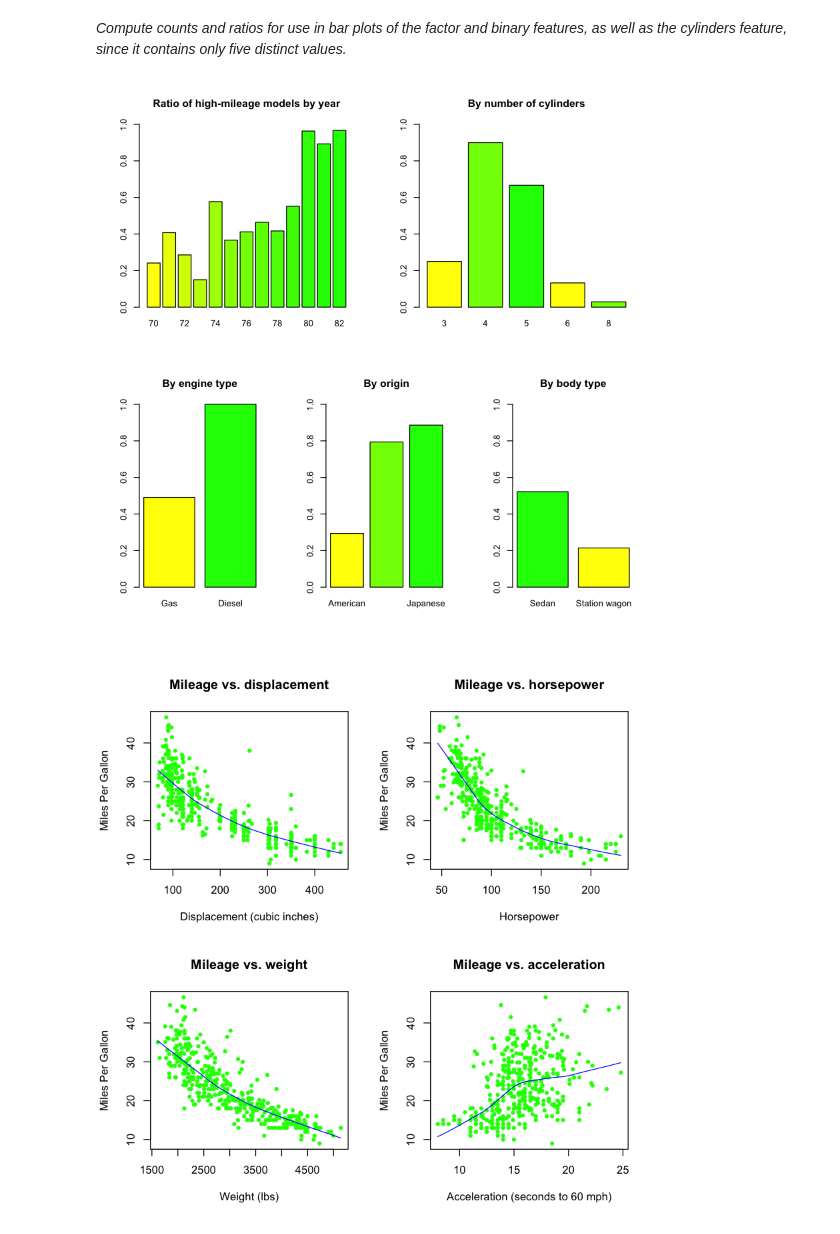
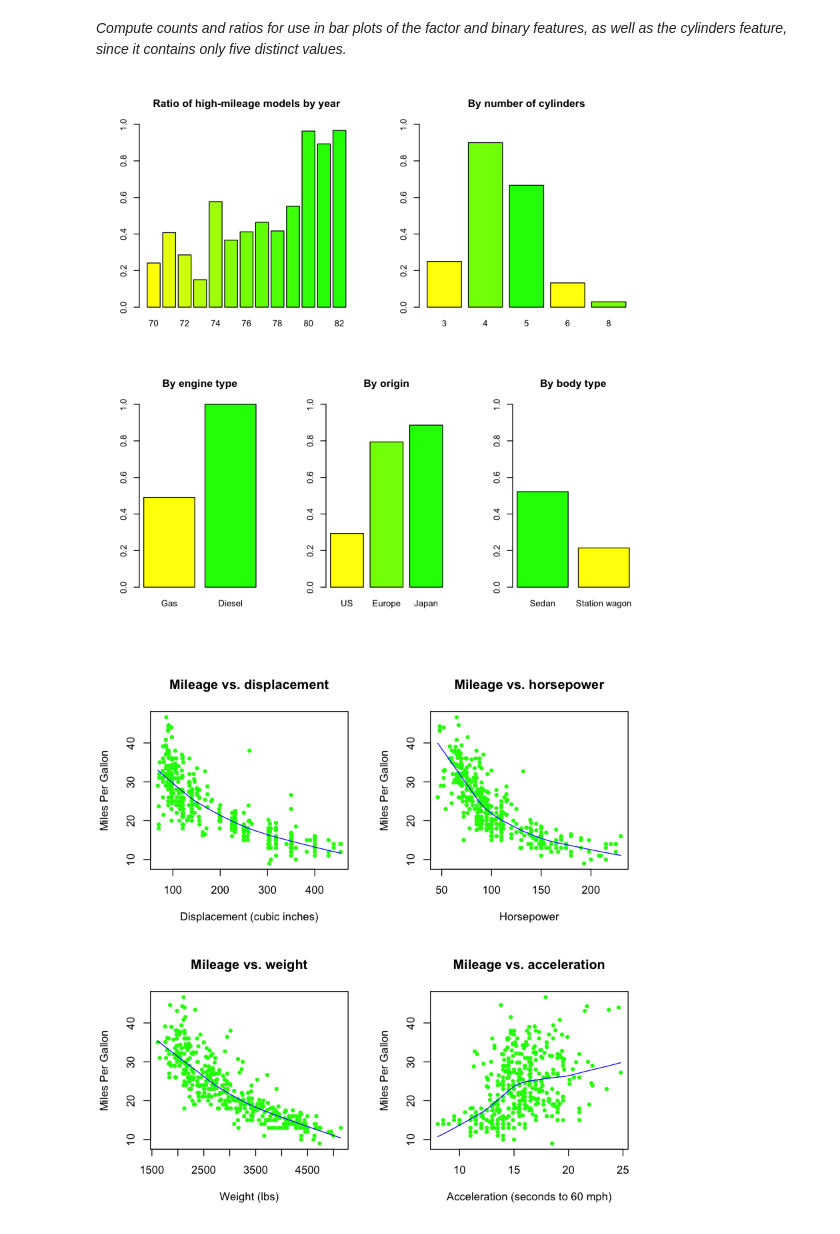
Before and after one commit to vincegiorno/data-analyst-data-test, a Jupyter notebook: Untitled.ipynb, the cells around one changed output. Saved outputs shown, nothing was run; the diff lists cells and outputs as text; code cells hidden in the pictures.

```diff
--- a/Untitled.ipynb
+++ b/Untitled.ipynb
@@ -48,9 +50,10 @@ cars <- transform(cars, wagon = ifelse(grepl("\\(sw\\)", name), 1, 0))
 # %%
-cars <- transform(cars, diesel = ifelse(grepl("diesel", name), 1, 0))
+cars <- transform(cars, diesel = ifelse(grepl('diesel', name), 'yes', 'no'))
-# %%
-cars$year <- as.factor(cars$year)
+# %%
+cars$year <- factor(cars$year, levels = c(70:82),
+                    labels = c('Y70','Y71','Y72','Y73','Y74','Y75','Y76','Y77','Y78','Y79','Y80','Y81','Y82'))
 # %%
-cars$origin <- as.factor(cars$origin)
+cars$origin <- factor(cars$origin, levels = c(1,2,3), labels = c('US', 'Europe', 'Japan'))
 # %%
 mpg_median = median(cars$mpg) # create the binary feature mpg_binary; using median ensures balanced classes
 # %%
@@ -97,20 +100,20 @@ cyl_mpg <- transform(cyl_mpg, ratio = high_mpg/num_models)
 # %%
 #png('/Users/vince/Desktop/job\ applications/Azavea/data-analyst-data-test/factor_plots.png')
 layout(matrix(c(1,1,1,2,2,2,3,3,4,4,5,5), 2, 6, byrow = TRUE))
-barplot(year_mpg$ratio, names.arg=levels(cars$year), ylim=c(0, 1.0), col=rainbow(13,start=1/6, end=1/3),
+barplot(year_mpg$ratio, names.arg=c(70:82), ylim=c(0, 1.0), col=rainbow(13,start=1/6, end=1/3),
         main='Ratio of high-mileage models by year')
 cylinders <- data.frame(factors = as.factor(cars$cylinders), values = cars$mpg)
 barplot(cyl_mpg$ratio, names.arg=levels(cylinders$factors), ylim=c(0, 1.0), col=rainbow(3, start=1/6, end=1/3),
         main='By number of cylinders')
 barplot(diesel_mpg$ratio, names.arg=c('Gas', 'Diesel'), ylim=c(0, 1.0), col=rainbow(2, start=1/6, end=1/3),
         main='By engine type')
-barplot(origin_mpg$ratio, names.arg=c('American', 'European', 'Japanese'), ylim=c(0, 1.0),
+barplot(origin_mpg$ratio, names.arg=levels(cars$origin), ylim=c(0, 1.0),
         col=rainbow(3, start=1/6, end=1/3), main='By origin')
 barplot(wagon_mpg$ratio, names.arg=c('Sedan', 'Station wagon'), ylim=c(0, 1.0), col=rainbow(2, start=1/3, end=1/6),
         main='By body type')
 #dev.off()
 # %% [output]
-[figure, old version]
+[figure, new version]
 # %%
 #png('/Users/vince/Desktop/job\ applications/Azavea/data-analyst-data-test/scatter_plots.png')
 par(mfrow=c(2,2))
```
Also changed, not shown: parts of 16 cells of this notebook, 3 other files.
